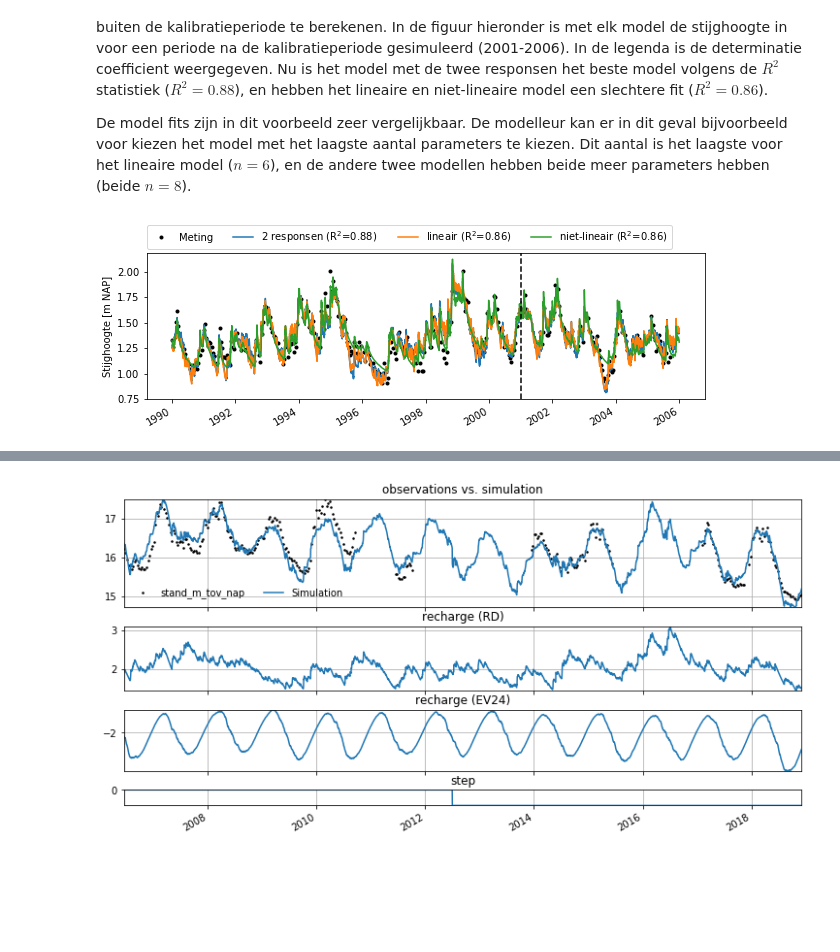
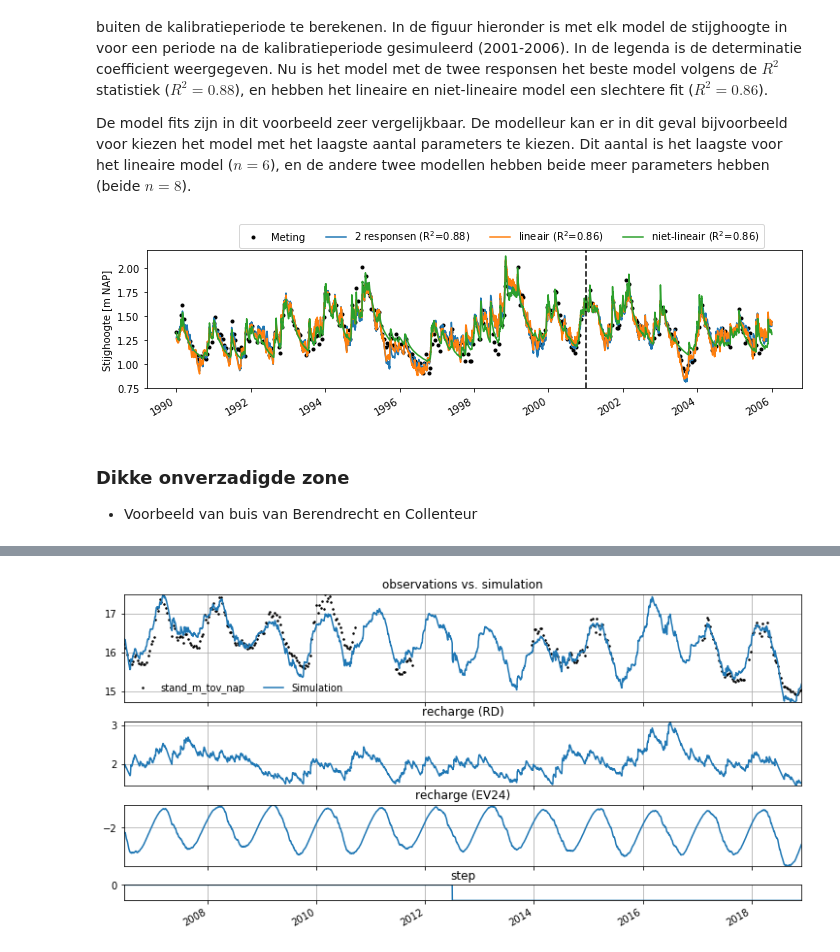
Before and after one commit to ArtesiaWater/stowa_handleiding_tijdreeksanalyse, a Jupyter notebook: model_structuur/model_structuur.ipynb, the cells around one changed output, grey strips where cells are left out. Cells and saved outputs as stored; diff of their text form; code cells hidden in the pictures; blank space fills up the shorter version.

```diff
--- a/model_structuur/model_structuur.ipynb
+++ b/model_structuur/model_structuur.ipynb
@@ -175,14 +223,19 @@ De model fits zijn in dit voorbeeld zeer vergelijkbaar. De modelleur kan er in d
 # %%
 ax = ml1.oseries.series[tmin:].plot(marker=".", linestyle=" ", color="k", figsize=(10,3))
 
 labels = ["Meting"]
 for ml in [ml1, ml2, ml3]:
     ml.simulate(tmax="2006").plot()
     labels.append("{} (R$^2$={})".format(ml.name, ml.stats.rsq(tmin=tmax, tmax="2006").round(2)))
 ax.axvline(pd.Timestamp(tmax), color="k", linestyle="--")
 plt.legend(labels, ncol=4, bbox_to_anchor=(0.95, 1.22))
 plt.ylabel("Stijghoogte [m NAP]");
+plt.tight_layout()
 # %% [output]
-[figure, old version]
+[figure, new version]
+# %% [markdown]
+### Dikke onverzadigde zone
+
+- Voorbeeld van buis van Berendrecht en Collenteur
 # %% [markdown]
 ## Drempel niet-lineariteit
```
Also changed, not shown: parts of 25 cells of this notebook, 7 other files.
